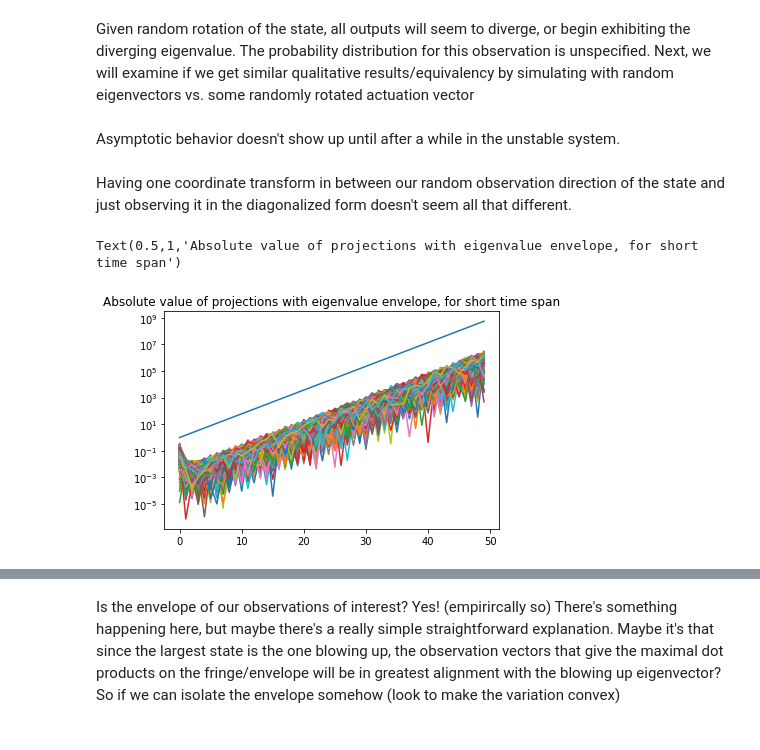
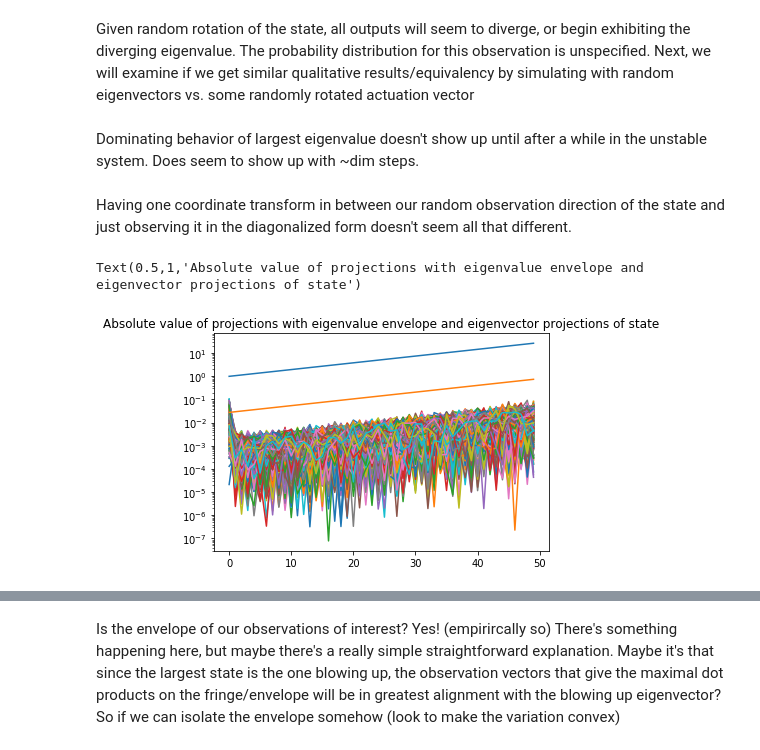
Before and after one commit to rahularya50/control-proj, a Jupyter notebook: Jupyter Notebooks/Randomized Eigenvalues (Diagonal Case).ipynb, the cells around one changed output, grey strips where cells are left out. Saved outputs shown, nothing was run; the diff lists cells and outputs as text; code cells hidden in the pictures.

```diff
--- a/Jupyter Notebooks/Randomized Eigenvalues (Diagonal Case).ipynb
+++ b/Jupyter Notebooks/Randomized Eigenvalues (Diagonal Case).ipynb
@@ -11,14 +35,9 @@ First, we'll simulate a system with 10 dimensions, 1 unstable eigenvalue and all
 # %%
-dim = 100
-A = make_random_diagonal_matrix(dim, 1, 0.5, 1)
-print('Eigenvalues of matrix')
-for i in range(dim):
-    print(A[i, i])
 C = make_random_subspace(dim, dim)
 x_init = make_random_direction(dim)
 x = simulate_free_response(A, 20, x_init)
 x_obs = (C.dot(x.T)).T
-print('\nActual states')
+#print('\nActual states')
 #plot_state_trace(x)
-print('Observed through matrix')
+#print('Observed through matrix')
 #plot_state_trace(x_obs)
@@ -45,37 +46,41 @@ Given random rotation of the state, all outputs will seem to diverge, or begin e
 # %%
 Q = make_random_subspace(dim, dim)
 # %%
-N = 100
+N = 500
 A_bar = Q @ A @ Q.T
 x1 = simulate_free_response(A_bar, 20, x_init)
 #plot_state_trace(x1)
 x2 = simulate_free_response(A_bar, N, x_init)
 #plot_state_trace(x2)
 # %% [markdown]
-Asymptotic behavior doesn't show up until after a while in the unstable system.
+Dominating behavior of largest eigenvalue doesn't show up until after a while in the unstable system. Does seem to show up with ~dim steps.
 # %% [markdown]
 Having one coordinate transform in between our random observation direction of the state and just observing it in the diagonalized form doesn't seem all that different.
 # %%
 trials = 1000
-obs_vecs = np.zeros([(N+1)*trials, dim])
+obs_vecs = np.zeros([N*trials, dim])
 
-for i in range((N+1)*trials):
+for i in range(N*trials):
     obs_vecs[i,:] = make_random_direction(dim).reshape([1, dim])
+# %%
+obs = np.zeros([N, 0])
+
+for i in range(trials):
+    obs_curr = obs_vecs[N*i:N*(i+1), :]
+    obs_vec = np.abs(np.einsum('ij,ij->i', obs_curr, x2))
+    obs = np.hstack((obs, obs_vec.reshape([N, 1])))
 # %%
-t_final = 50
+t_final = N//10
 eig = max(np.diagonal(A))
-lambda_vec = np.array([eig ** n for n in range(t_final)])
-
-obs = np.zeros([N+1, 0])
-
+lambda_vec = np.array([(eig ** n) for n in range(t_final)])
 for i in range(trials):
-    obs_curr = obs_vecs[(N+1)*i:(N+1)*(i+1), :]
-    obs_vec = np.abs(np.diagonal(obs_curr @ x2.T))
-    obs = np.hstack((obs, obs_vec.reshape([N+1, 1])))
-    plt.plot(range(t_final), obs_vec[0:t_final])
+    plt.plot(range(t_final), obs[0:t_final, i])
+# eigenvalue power envelope
 plt.plot(range(t_final), lambda_vec)
+# projections of state to the largest eigenvector
+plt.plot(range(t_final), abs(x2[0:t_final,:].dot(Q[:,0])))
 plt.yscale('log')
-plt.title('Absolute value of projections with eigenvalue envelope, for short time span')
+plt.title('Absolute value of projections with eigenvalue envelope and eigenvector projections of state')
 # %% [output]
-Text(0.5,1,'Absolute value of projections with eigenvalue envelope, for short time span')
+Text(0.5,1,'Absolute value of projections with eigenvalue envelope and eigenvector projections of state')
-[figure, old version]
+[figure, new version]
```
Also changed, not shown: parts of 10 cells of this notebook, 1 other file.
